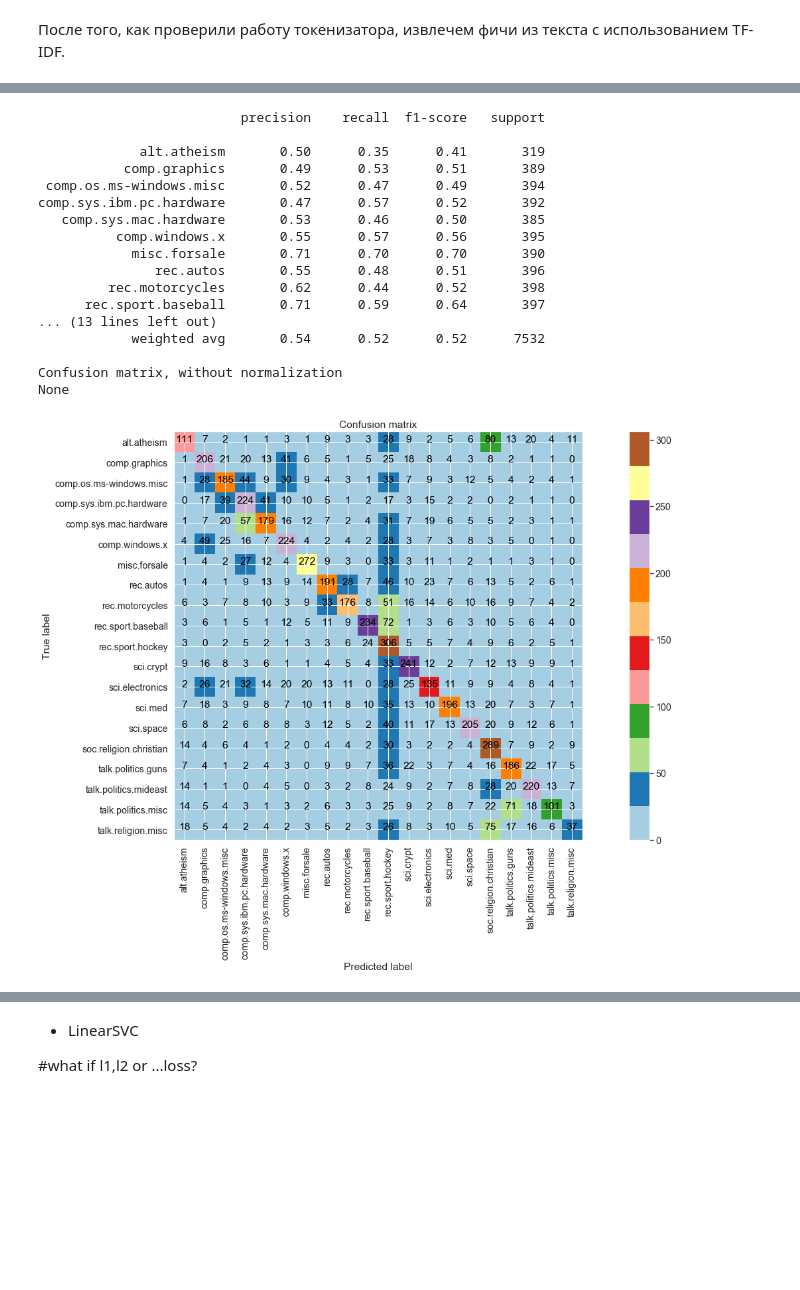
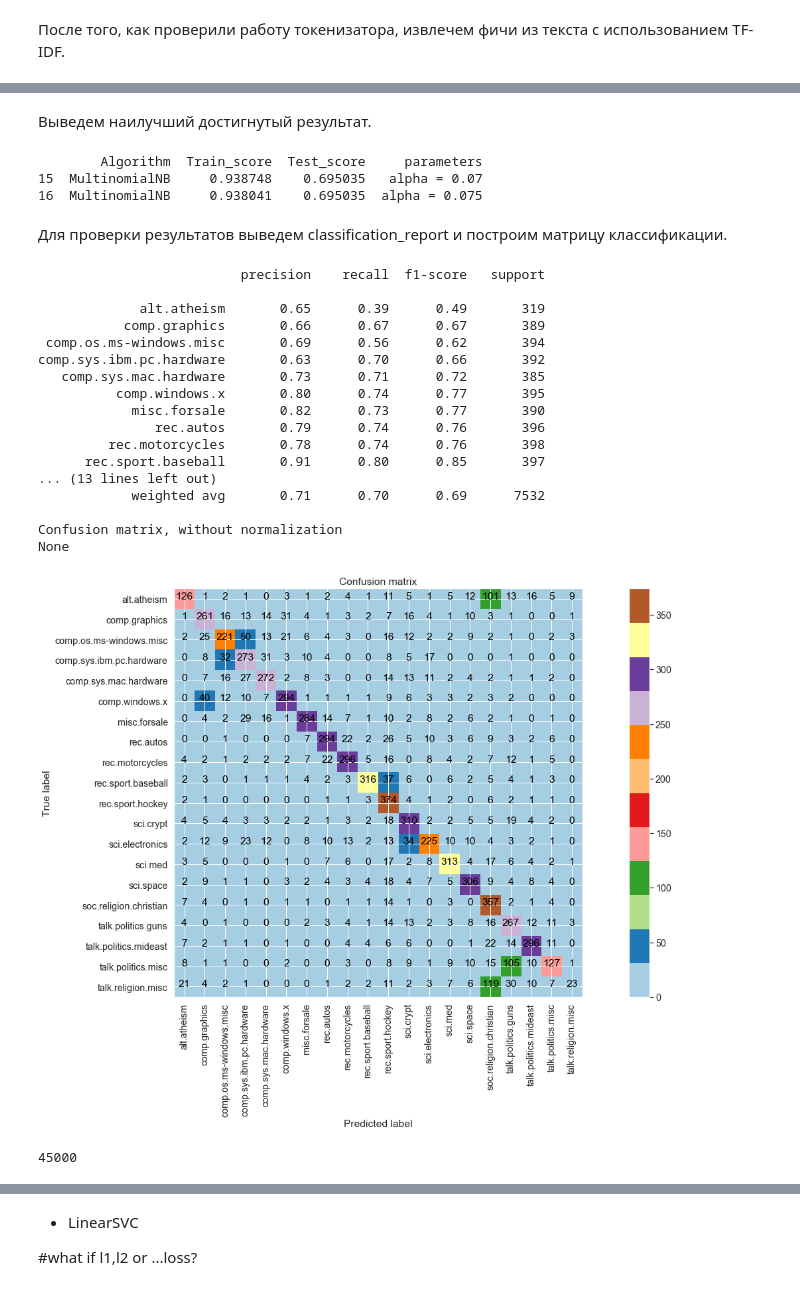
Before and after one commit to Espad/DS_5, a Jupyter notebook: Texts_Classification.ipynb, the cells around one changed output, grey strips where cells are left out. Saved outputs shown, nothing was run; the diff lists cells and outputs as text; code cells hidden in the pictures; blank space fills up the shorter version.

```diff
--- a/Texts_Classification.ipynb
+++ b/Texts_Classification.ipynb
@@ -306,7 +320,7 @@ newStopWords2 = ['arent', 'didnt', 'doesnt', 'dont', 'hadnt', 'havent', 'isnt',
                  'helen elizabeth', 'holly anne', 'jean christophe', 'jean francois', 'jean lou',
                  'jean luc', 'jean marc', 'jean paul', 'jean pierre', 'jo anne', 'john david', 'john patrick',
                  'kara lynn', 'marie ann', 'marie jeanne', 'paula grace', 'sara ann',
-                 'sheila kathryn', 'sue elle', 'terri jo', 'theresa marie', 'zsa']
+                 'sheila kathryn', 'sue elle', 'terri jo', 'theresa marie', 'zsa','/       \\','0  w','0  w0','000']
 StopWords.extend(newStopWords)
 StopWords.extend(newStopWords2)
 
@@ -317,7 +331,7 @@ female_names = names.words('female.txt')
 Common_First_Names = list(set(male_names).union(set(female_names)))
 Common_First_Names = list(map(lambda word: word.lower(), Common_First_Names))
 
-StopWords.extend(Common_First_Names)
+#StopWords.extend(Common_First_Names)
 
 def remove_stopwords(stop_words ,text):
 
@@ -336,8 +350,8 @@ def remove_short_words(text, word_len):
 
     return new_text
 # %%
-# getting source from string.punctuation, but removed right slash / and ^
-text_punctuation = '!"#$%&\'()*+,-.:;<=>?@[\\]_`{|}~'
+# getting source from string.punctuation
+text_punctuation = '!"#$%&\'()*+,-.:;<=>?@[\\]_`{|}~/^'
 
 def tokenize(text):
     min_length = 3
@@ -348,7 +362,7 @@ def tokenize(text):
     text =  text.lower()
 
     #remove punctuation
-    #text = remove_punctuation(text_punctuation, text)
+    text = remove_punctuation2(text_punctuation, text)
 
     #ngrams test
     #words = list(ngrams(text.split(), 3))
@@ -357,16 +371,19 @@ def tokenize(text):
     words = word_tokenize(text,language='english')
 
     #remove punctuation
-    words = remove_punctuation(text_punctuation, words)
+    #words = remove_punctuation(text_punctuation, words)
 
     #replace digits with words
-    words = digits_to_text(words)
+    #words = digits_to_text(words)
 
     # remove stopwords
     words = remove_stopwords(StopWords,words)
 
-    #lemmatize or stemm words
+    #lemmatize words 0.69 f1score
     words,_ = lemmatize_stemm_text(words)
+
+    #stemm words
+    #_,words = lemmatize_stemm_text(words)
 
     #filter short words
     words = remove_short_words(words, 3)
@@ -430,2 +447,13 @@ test
 # %% [markdown]
 После того, как проверили работу токенизатора, извлечем фичи из текста с использованием TF-IDF.
+# %%
+vectorizer = TfidfVectorizer(stop_words=StopWords,
+                             tokenizer=tokenize,
+                             #min_df=2, # ignore terms with freq less that 0.05, lower majoring
+                             #max_df=0.7, # ignore terms with freq more that n, upper majoring
+                             max_features=45000,
+                             use_idf=True,
+                             sublinear_tf=True,
+                             norm='l2',
+                             #ngram_range= (1, 3)
+                            )
@@ -582,28 +598,49 @@ print (results_df[results_df.Test_score_cv >=  results_df.Test_score_cv.max()])
+# %% [markdown]
+Выведем наилучший достигнутый результат.
+# %%
+best_param = results_df[results_df.Test_score ==  results_df.Test_score.max()]['parameters'].values[0]
+print (results_df[results_df.Test_score ==  results_df.Test_score.max()])
+
+'''
+6    MultinomialNB     0.951741       0.687865  alpha = 0.025
+304  MultinomialNB     0.970479       0.687865  alpha = 0.015
+16  MultinomialNB     0.938041    0.695035  alpha = 0.075
+''';
+# %% [output]
+        Algorithm  Train_score  Test_score     parameters
+15  MultinomialNB     0.938748    0.695035   alpha = 0.07
+16  MultinomialNB     0.938041    0.695035  alpha = 0.075
+# %% [markdown]
+Для проверки результатов выведем classification_report и построим матрицу классификации.
 # %%
-_,_,clf =  classify_and_score(MultinomialNB(alpha = 0.025), vectorised_train_documents,
+_,_,clf =  classify_and_score(MultinomialNB(alpha = 0.075), vectorised_train_documents,
                                         vectorised_test_documents, y_train, y_test)
 
 pred_test = clf.predict(vectorised_test_documents)
 print(classification_report(y_test,pred_test,target_names = newsgroups_all.target_names))
 
 cnf_matrix = confusion_matrix(y_test, pred_test)
 print(plot_confusion_matrix(cnf_matrix, classes = newsgroups_all.target_names))
 # %% [output]
                           precision    recall  f1-score   support
 
-             alt.atheism       0.50      0.35      0.41       319
-           comp.graphics       0.49      0.53      0.51       389
- comp.os.ms-windows.misc       0.52      0.47      0.49       394
-comp.sys.ibm.pc.hardware       0.47      0.57      0.52       392
-   comp.sys.mac.hardware       0.53      0.46      0.50       385
-          comp.windows.x       0.55      0.57      0.56       395
-            misc.forsale       0.71      0.70      0.70       390
-               rec.autos       0.55      0.48      0.51       396
-         rec.motorcycles       0.62      0.44      0.52       398
-      rec.sport.baseball       0.71      0.59      0.64       397
+             alt.atheism       0.65      0.39      0.49       319
+           comp.graphics       0.66      0.67      0.67       389
+ comp.os.ms-windows.misc       0.69      0.56      0.62       394
+comp.sys.ibm.pc.hardware       0.63      0.70      0.66       392
+   comp.sys.mac.hardware       0.73      0.71      0.72       385
+          comp.windows.x       0.80      0.74      0.77       395
+            misc.forsale       0.82      0.73      0.77       390
+               rec.autos       0.79      0.74      0.76       396
+         rec.motorcycles       0.78      0.74      0.76       398
+      rec.sport.baseball       0.91      0.80      0.85       397
 ... (13 lines left out)
-            weighted avg       0.54      0.52      0.52      7532
+            weighted avg       0.71      0.70      0.69      7532
 
 Confusion matrix, without normalization
 None
-[figure, old version]
+[figure, new version]
+# %%
+len(vectorizer.get_feature_names())
+# %% [output]
+45000
```
Also changed, not shown: parts of 34 cells of this notebook.
